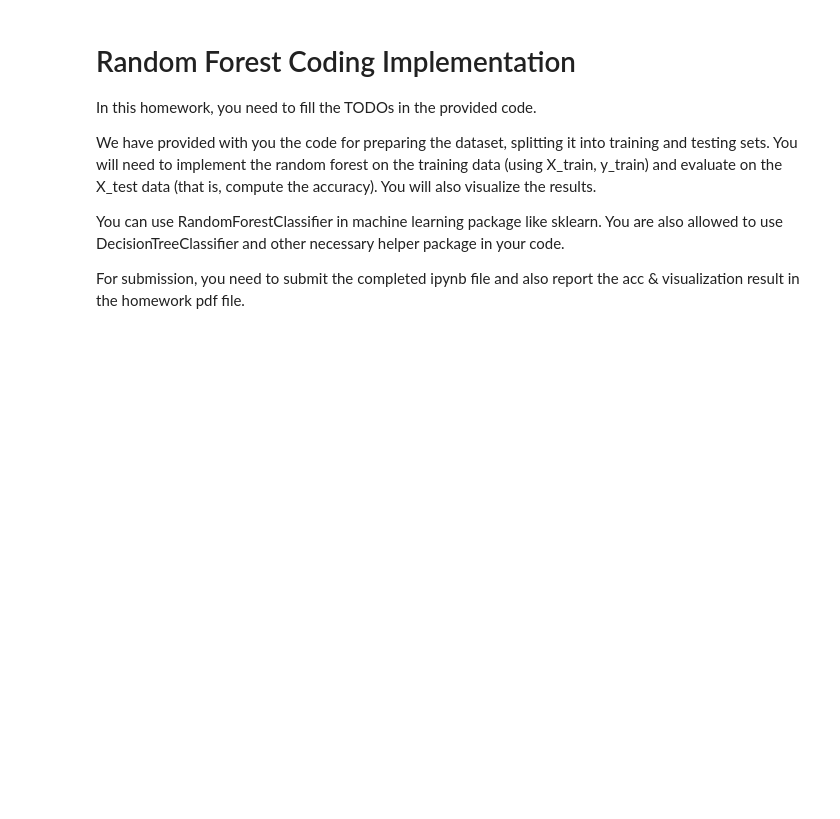
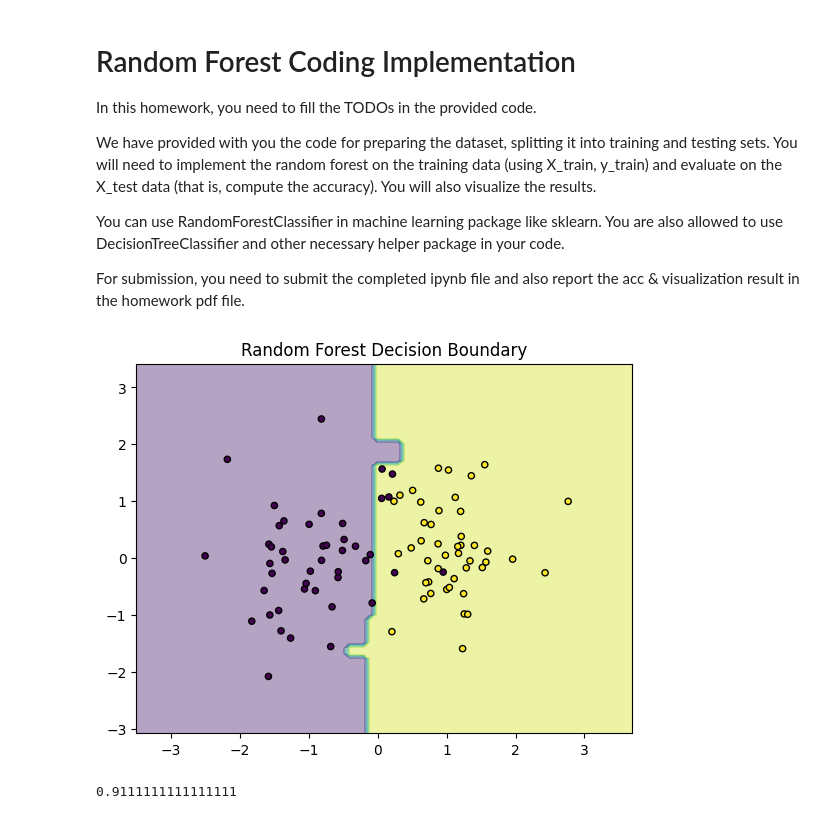
Before and after one commit to VishalSeeni-108/CS165B-HW, a Jupyter notebook: HW 2/rf.ipynb, the cells around one changed output. Saved outputs shown, nothing was run; the diff lists cells and outputs as text; code cells hidden in the pictures; blank space fills up the shorter version.

```diff
--- a/HW 2/rf.ipynb
+++ b/HW 2/rf.ipynb
@@ -29,25 +29,35 @@ X_train, X_test, y_train, y_test = train_test_split(X, y, test_size=0.3, random_
 # TODO: Implement Random Forest and perform prediction.
 # You can use RandomForestClassifier classifier.
 
+from sklearn.ensemble import RandomForestClassifier as rf
+
+model = rf(n_estimators=10, max_depth=3).fit(X_train, y_train)
+prediction = model.predict(X_test)
 
 
 # ============================================================
 # %%
 def plot_decision_boundary(X, y, model): # `model` is your RandomForestClassifier model.
     x_min, x_max = X[:, 0].min() - 1, X[:, 0].max() + 1
     y_min, y_max = X[:, 1].min() - 1, X[:, 1].max() + 1
     xx, yy = np.meshgrid(np.arange(x_min, x_max, 0.1),
                          np.arange(y_min, y_max, 0.1))
     Z = model.predict(np.c_[xx.ravel(), yy.ravel(), np.zeros_like(xx.ravel()), np.zeros_like(xx.ravel())])
     Z = Z.reshape(xx.shape)
     plt.contourf(xx, yy, Z, alpha=0.4)
     plt.scatter(X[:, 0], X[:, 1], c=y, s=20, edgecolor='k')
     plt.title('Random Forest Decision Boundary')
     plt.show()
 
 # TODO: Visualization and Evaluation ========================
 # You may use the helper code above, or implement it yourself
-
+plot_decision_boundary(X_test, y_test, model)
 # ============================================================
+# %% [output]
+[figure, added]
 # %%
 # TODO: Report Accuracy on test dataset ======================
+from sklearn.metrics import accuracy_score
+accuracy_score(y_test, prediction)
+# %% [output]
+0.9111111111111111
```
Also changed, not shown: 10 other files.
